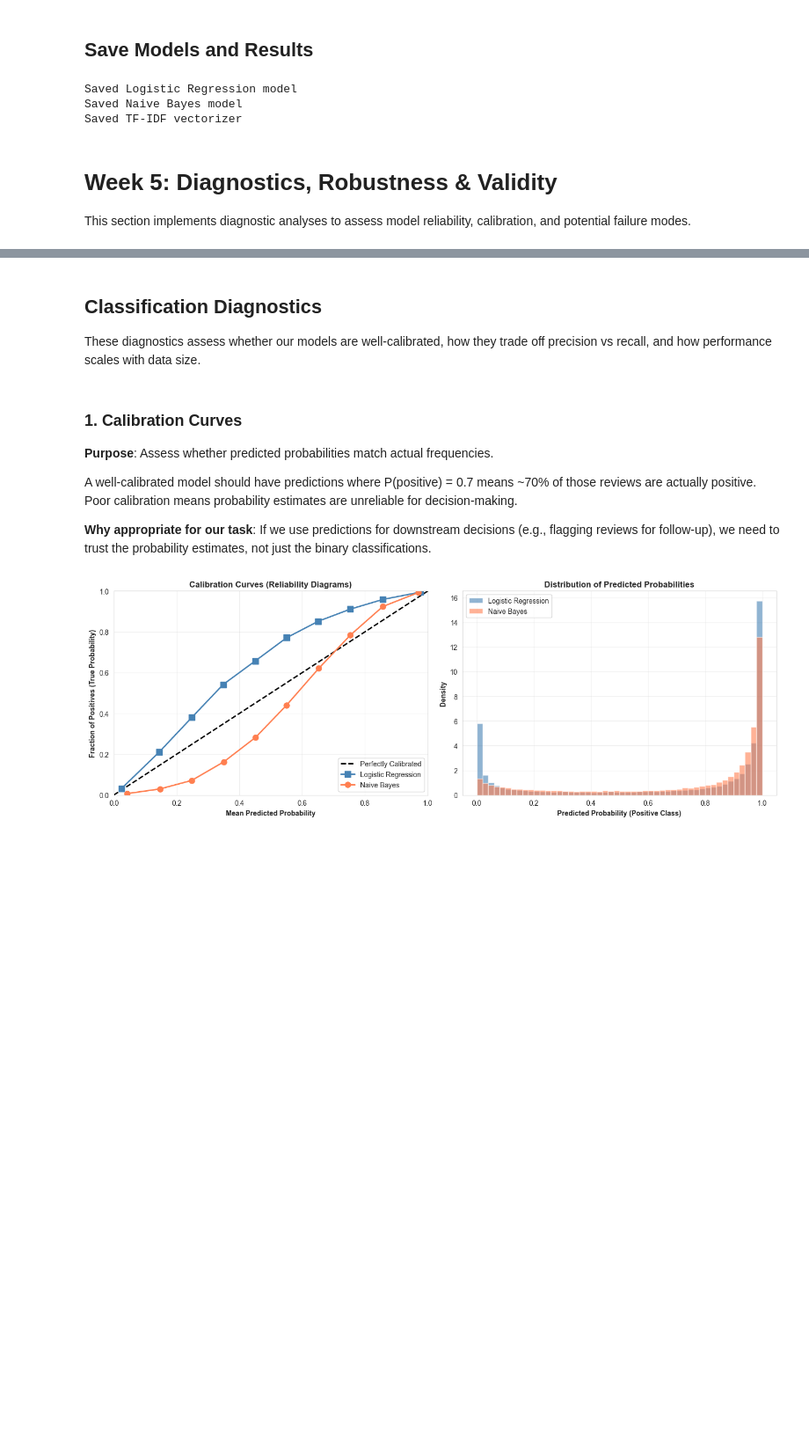
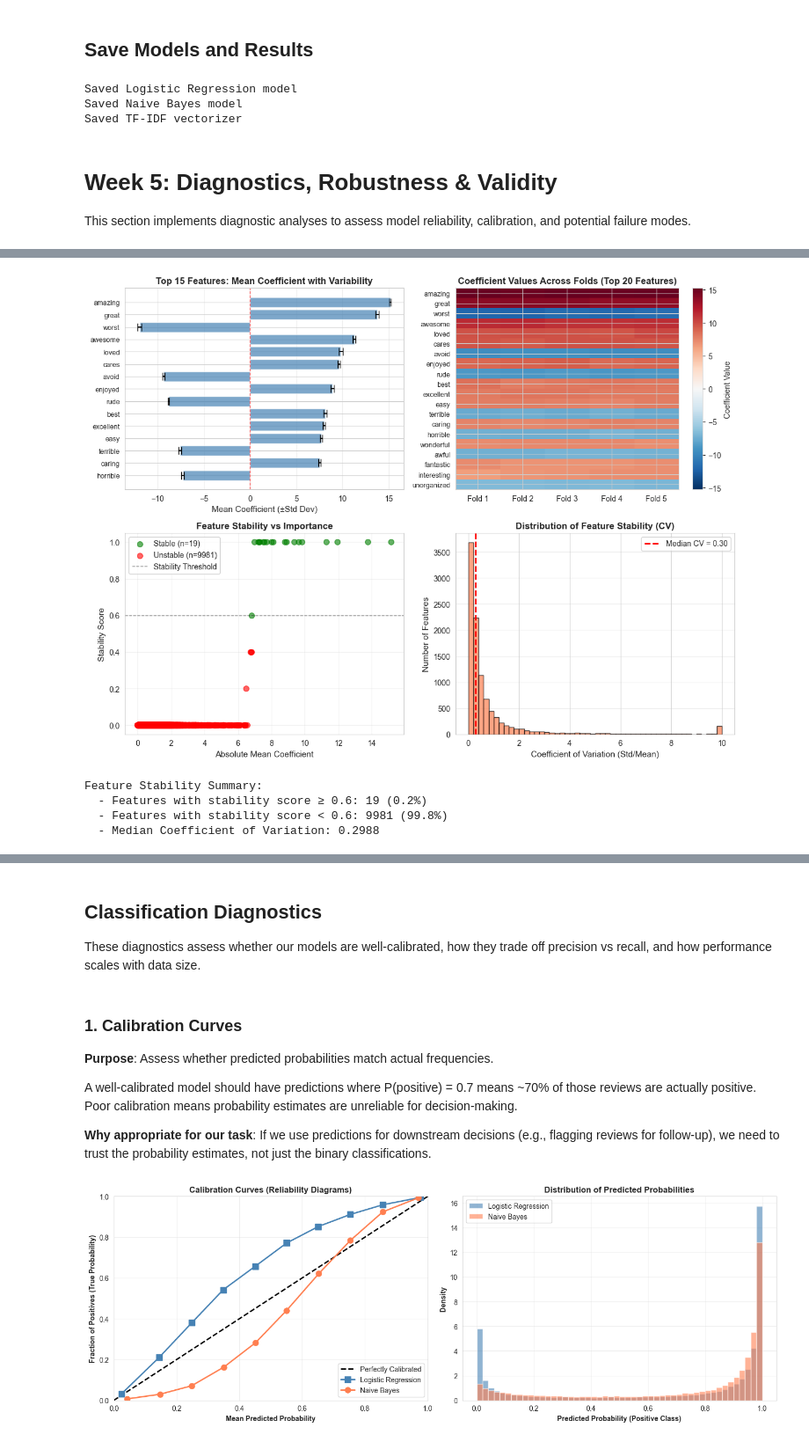
Before and after one commit to 3028Bikalpa/SOSC314_project_Bikki, a Jupyter notebook: Codes/models.ipynb, the cells around one changed output, grey strips where cells are left out. Shown at 88% size. Saved outputs shown, nothing was run; the diff lists cells and outputs as text; code cells hidden in the pictures; blank space fills up the shorter version.

Commit message:
Error Analysis and Validity Discussion

```diff
--- a/Codes/models.ipynb
+++ b/Codes/models.ipynb
@@ -2627,0 +1462,76 @@ This section implements diagnostic analyses to assess model reliability, calibra
+# %%
+# Visualize feature stability across folds
+
+fig, axes = plt.subplots(2, 2, figsize=(12, 9))
+
+# 1. Top features with error bars showing variability
+top_15_features = stability_df.head(15)
+x_pos = np.arange(len(top_15_features))
+
+axes[0, 0].barh(x_pos, top_15_features['coef_mean'],
+                xerr=top_15_features['coef_std'],
+                color='steelblue', alpha=0.7, capsize=5)
+axes[0, 0].set_yticks(x_pos)
+axes[0, 0].set_yticklabels(top_15_features['feature'], fontsize=9)
+axes[0, 0].set_xlabel('Mean Coefficient (±Std Dev)', fontsize=11)
+axes[0, 0].set_title('Top 15 Features: Mean Coefficient with Variability', fontsize=12, fontweight='bold')
+axes[0, 0].axvline(x=0, color='red', linestyle='--', linewidth=1, alpha=0.5)
+axes[0, 0].invert_yaxis()
+axes[0, 0].grid(axis='x', alpha=0.3)
+
+# 2. Coefficient stability heatmap for top features
+top_20_indices = stability_df.head(20).index
+top_20_feature_names = stability_df.head(20)['feature'].values
+coef_matrix_top20 = lr_coef_folds[:, top_20_indices].T  # Shape: (20 features, 5 folds)
+
+im = axes[0, 1].imshow(coef_matrix_top20, aspect='auto', cmap='RdBu_r',
+                       vmin=-np.abs(coef_matrix_top20).max(),
+                       vmax=np.abs(coef_matrix_top20).max())
+axes[0, 1].set_yticks(np.arange(len(top_20_feature_names)))
+axes[0, 1].set_yticklabels(top_20_feature_names, fontsize=9)
+axes[0, 1].set_xticks(np.arange(n_folds))
+axes[0, 1].set_xticklabels([f'Fold {i+1}' for i in range(n_folds)])
+axes[0, 1].set_title('Coefficient Values Across Folds (Top 20 Features)', fontsize=12, fontweight='bold')
+plt.colorbar(im, ax=axes[0, 1], label='Coefficient Value')
+
+# 3. Stability score vs mean coefficient
+stable_features = stability_df[stability_df['stability_score'] >= 0.6]
+unstable_features = stability_df[stability_df['stability_score'] < 0.6]
+
+axes[1, 0].scatter(stable_features['abs_coef_mean'], stable_features['stability_score'],
+                   alpha=0.6, s=50, c='green', label=f'Stable (n={len(stable_features)})')
+axes[1, 0].scatter(unstable_features['abs_coef_mean'], unstable_features['stability_score'],
+                   alpha=0.6, s=50, c='red', label=f'Unstable (n={len(unstable_features)})')
+axes[1, 0].set_xlabel('Absolute Mean Coefficient', fontsize=11)
+axes[1, 0].set_ylabel('Stability Score', fontsize=11)
+axes[1, 0].set_title('Feature Stability vs Importance', fontsize=12, fontweight='bold')
+axes[1, 0].axhline(y=0.6, color='black', linestyle='--', linewidth=1, alpha=0.5, label='Stability Threshold')
+axes[1, 0].legend(fontsize=10)
+axes[1, 0].grid(alpha=0.3)
+
+# 4. Coefficient of Variation distribution
+axes[1, 1].hist(stability_df['coef_cv'].clip(0, 10), bins=50, color='coral', alpha=0.7, edgecolor='black')
+axes[1, 1].axvline(x=stability_df['coef_cv'].median(), color='red', linestyle='--',
+                   linewidth=2, label=f'Median CV = {stability_df["coef_cv"].median():.2f}')
+axes[1, 1].set_xlabel('Coefficient of Variation (Std/Mean)', fontsize=11)
+axes[1, 1].set_ylabel('Number of Features', fontsize=11)
+axes[1, 1].set_title('Distribution of Feature Stability (CV)', fontsize=12, fontweight='bold')
+axes[1, 1].legend(fontsize=10)
+axes[1, 1].grid(axis='y', alpha=0.3)
+
+plt.tight_layout()
+plt.savefig('../Images/feature_stability_kfold.png', dpi=300, bbox_inches='tight')
+plt.show()
+plt.close()
+gc.collect()  # Free memory  # Free memory
+
+print("\nFeature Stability Summary:")
+print(f"  - Features with stability score ≥ 0.6: {len(stable_features)} ({len(stable_features)/len(stability_df)*100:.1f}%)")
+print(f"  - Features with stability score < 0.6: {len(unstable_features)} ({len(unstable_features)/len(stability_df)*100:.1f}%)")
+print(f"  - Median Coefficient of Variation: {stability_df['coef_cv'].median():.4f}")
+# %% [output]
+[figure, added]
+Feature Stability Summary:
+  - Features with stability score ≥ 0.6: 19 (0.2%)
+  - Features with stability score < 0.6: 9981 (99.8%)
+  - Median Coefficient of Variation: 0.2988
```
Also changed, not shown: parts of 69 cells of this notebook, 3 other files.
